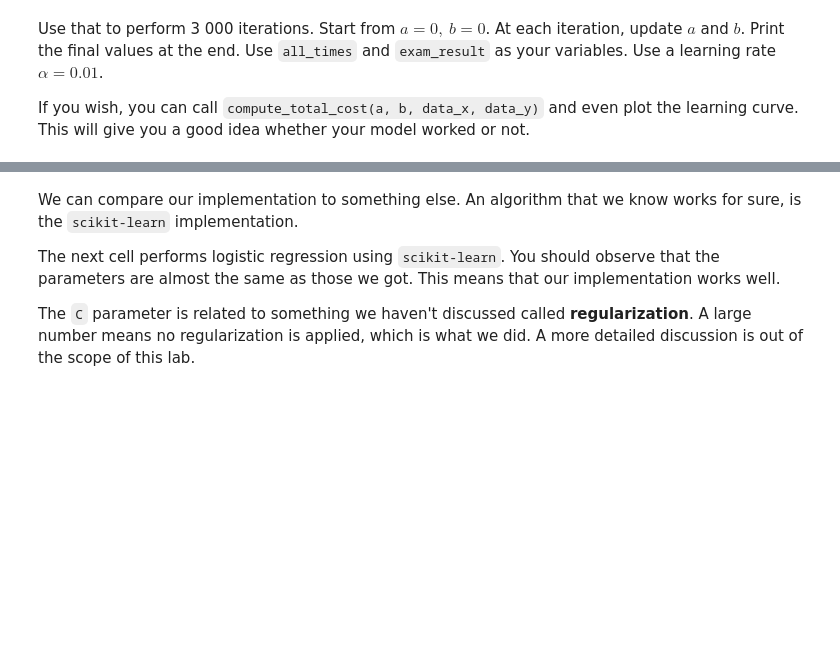
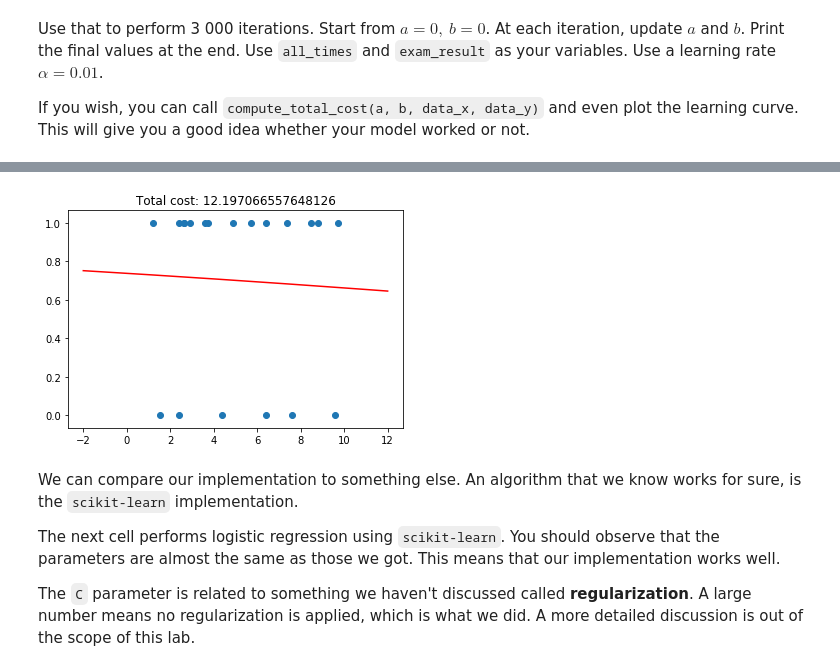
Before and after one commit to teodora-petkova/artificial-intelligence-course, a Jupyter notebook: Data-Science/Labs/05. Regression-Models-Lab/Regression Models Lab.ipynb, the cells around one changed output, grey strips where cells are left out. Saved outputs shown, nothing was run; the diff lists cells and outputs as text; code cells hidden in the pictures; blank space fills up the shorter version.

Commit message:
updated solution for the regression models lab

```diff
--- a/Data-Science/Labs/05. Regression-Models-Lab/Regression Models Lab.ipynb
+++ b/Data-Science/Labs/05. Regression-Models-Lab/Regression Models Lab.ipynb
@@ -288,9 +332,8 @@ print(compute_error_function(-5, 0, 1, 0)) # Should be about 0.007
 # %% [markdown]
 The total cost function is the sum of all errors. Write a function that accepts `data_x` and `data_y` - arrays of points, and also `a` and `b`. For each point, compute the error function. Sum all error functions to get the total cost.
-# %%
-def compute_total_cost(a, b, data_x, data_y):
-    # YOUR CODE HERE
-    raise NotImplementedError()
+# %%
+def compute_total_cost(a, b, data_x, data_y):
+    return np.sum(np.vectorize(compute_error_function)(a, b, data_x, data_y))
 # %% [markdown]
 Now let's go back and see what total costs we should get. We saw that the last function approximation looked most reasonable. It should have the smallest error.
 # %%
@@ -324,10 +372,13 @@ def perform_gradient_ascent(a, b, data_x, data_y, learning_rate):
 Use that to perform 3 000 iterations. Start from $a = 0,\ b = 0$. At each iteration, update $a$ and $b$. Print the final values at the end. Use `all_times` and `exam_result` as your variables. Use a learning rate $\alpha = 0.01$.
 
 If you wish, you can call `compute_total_cost(a, b, data_x, data_y)` and even plot the learning curve. This will give you a good idea whether your model worked or not.
-# %%
-def train_model(data_x, data_y):
-    # YOUR CODE HERE
-    raise NotImplementedError()
+# %%
+def train_model(data_x, data_y):
+    a, b = 0, 0
+    learning_rate = 0.01
+    for i in range(0, 3000):
+        a, b = perform_gradient_ascent(a, b, data_x, data_y, learning_rate)
+    return a, b
 # %%
 a, b = train_model(all_times, exam_result)
 print("a = {}; b = {}".format(a, b))
@@ -334,3 +387,8 @@ print("a = {}; b = {}".format(a, b))
+# %%
+total_cost = compute_total_cost(a, b, all_times, exam_result)
+plot_prediction_with_sigmoid(a, b, all_times, exam_result, "Total cost: " + str(total_cost))
+# %% [output]
+[figure, added]
 # %%
 assert_is_not_none(a)
 assert_is_not_none(b)
```
Also changed, not shown: parts of 33 cells of this notebook.
